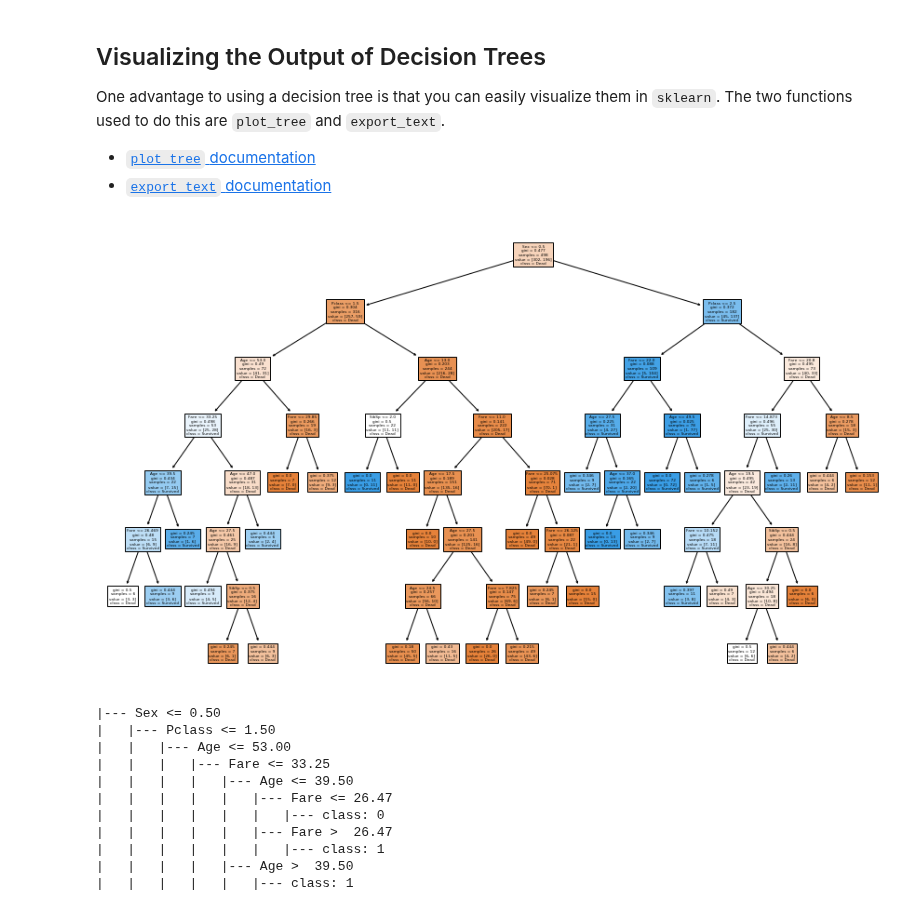
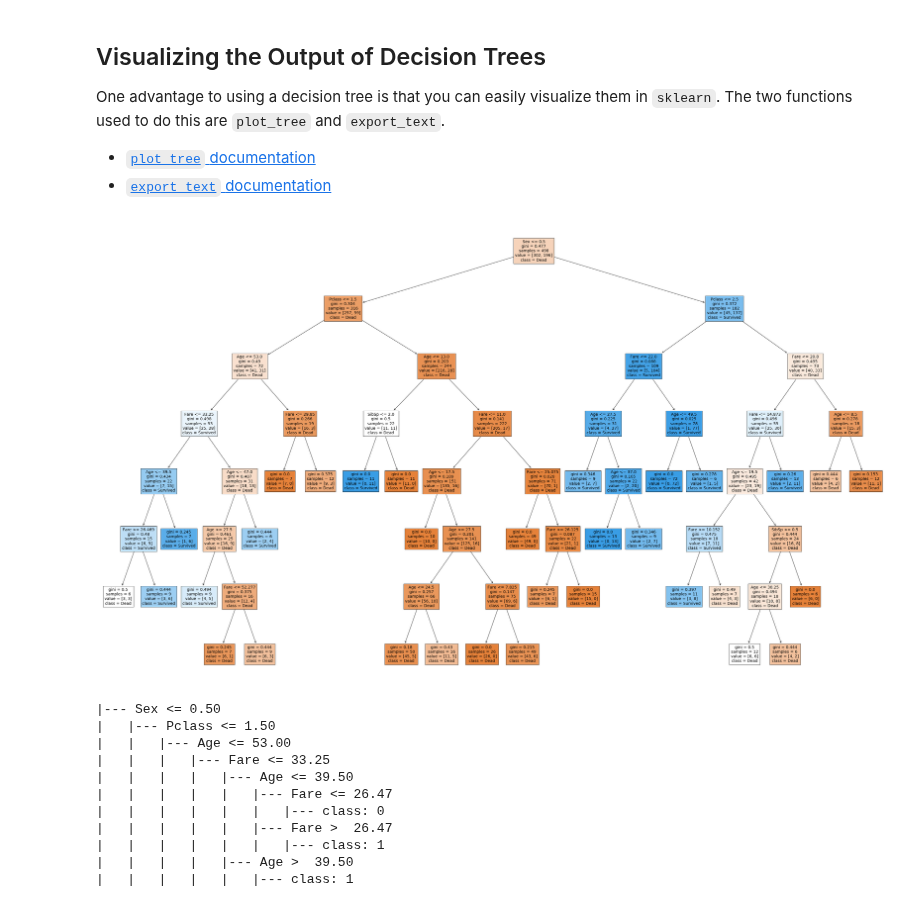
Before and after one commit to ga-curriculum/lesson-decision-trees, a Jupyter notebook: solution-code/solution-code.ipynb, the cells around one changed output. Drawn from its saved outputs; the diff is of its cells as text; code cells hidden in the pictures.

```diff
--- a/solution-code/solution-code.ipynb
+++ b/solution-code/solution-code.ipynb
@@ -553,17 +555,17 @@ One advantage to using a decision tree is that you can easily visualize them in
 # %%
 # Import plot_tree from sklearn.tree module.
 from sklearn.tree import plot_tree
 
 # Establish size of figure.
-plt.figure(figsize = (15, 9))
+plt.figure(figsize = (50, 30))
 
 # Plot our tree.
 plot_tree(grid.best_estimator_,
           feature_names = X_train.columns,
           class_names = ['Dead', 'Survived'],
           filled = True);
 # %% [output]
-[figure, old version]
+[figure, new version]
 # %%
 # Import export_text from sklearn.tree module.
 from sklearn.tree import export_text
```
Also changed, not shown: parts of 5 cells of this notebook, 1 other file.
